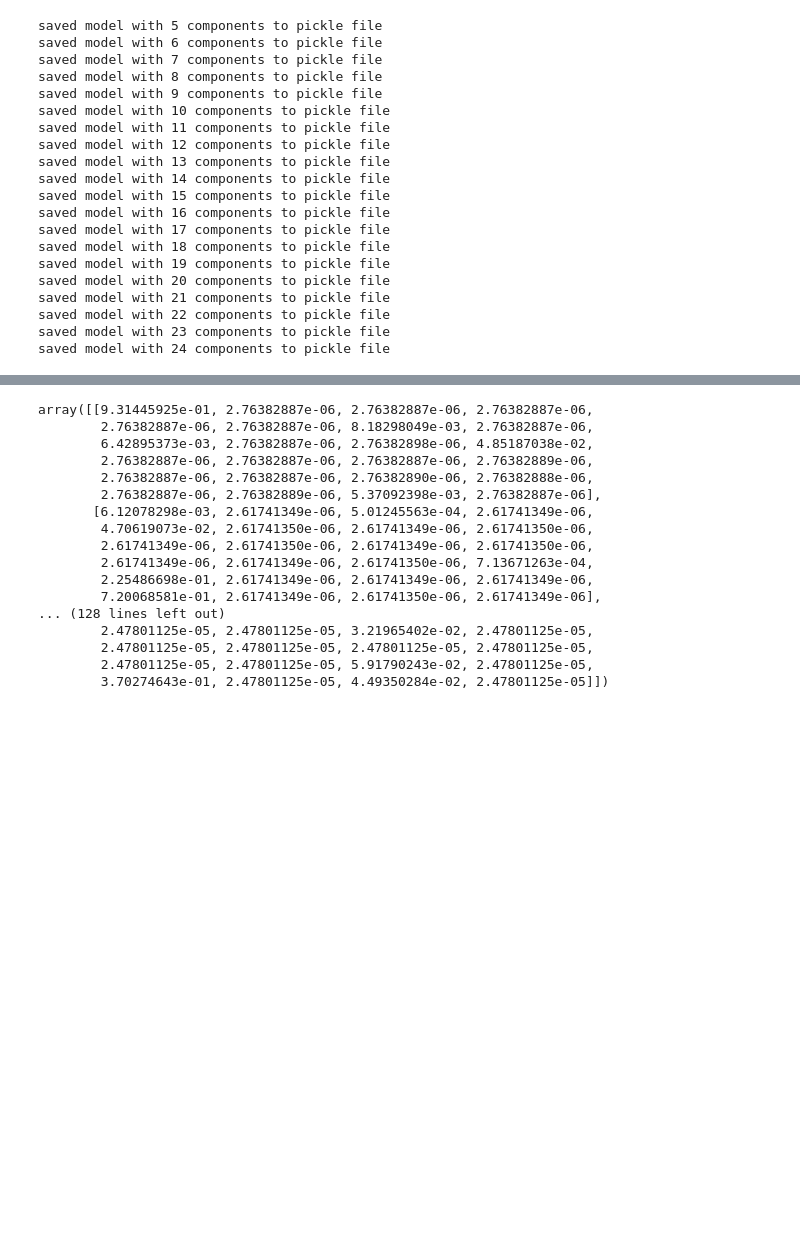
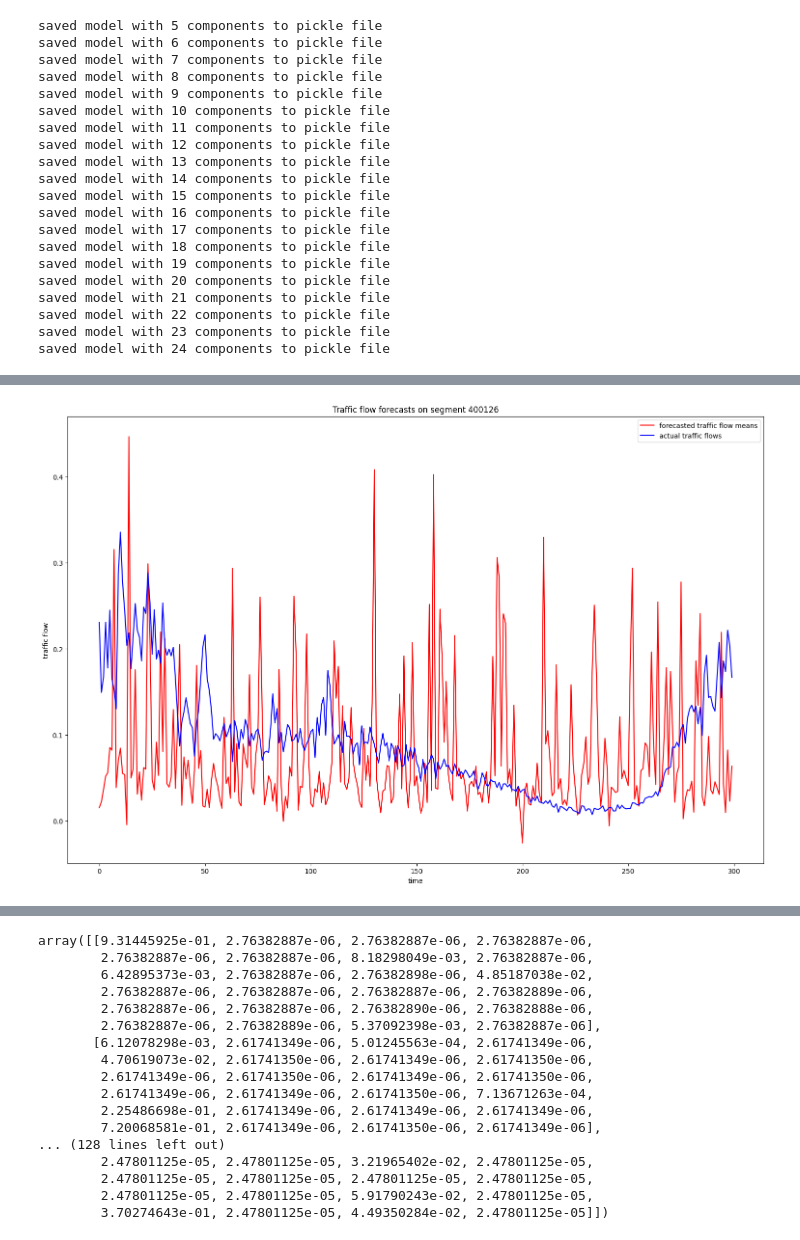
Before and after one commit to janabel/flow_prediction, a Jupyter notebook: refactored_hmm.ipynb, the cells around one changed output, grey strips where cells are left out. Saved outputs shown, nothing was run; the diff lists cells and outputs as text; code cells hidden in the pictures; blank space fills up the shorter version.

```diff
--- a/refactored_hmm.ipynb
+++ b/refactored_hmm.ipynb
@@ -353,0 +387,33 @@ for i in range(1,5):
+# %%
+def plot_forecasted_flows(VHMM_model, states_and_flows, column, n_steps, time_range, train_or_test='test'):
+    # use predicted hidden states from n_steps before the time_range
+    forecasted_flows = []
+    col_index = col_strings_to_index[column]
+    assert time_range[0] >= n_steps, "starting time must be larger than number of steps forward n_steps"
+    states_time_range = (time_range[0] - n_steps, time_range[1] - n_steps)
+    if train_or_test=='train':
+        seed_states = states_and_flows['predicted_states_training'][states_time_range[0]:states_time_range[1]]
+    else:
+        seed_states = states_and_flows['predicted_states_testing'][states_time_range[0]:states_time_range[1]]
+    for state in seed_states: # simulate n_steps of the markov chain from each seed state
+        flow_samples, state_sequence = VHMM_model.model.sample(n_samples=n_steps, random_state=None, currstate=None)
+        forecasted_flows.append(flow_samples[-1][col_index])
+
+    if train_or_test == 'training':
+        actual_flows = raw_df[column].tolist()[time_range[0]:time_range[1]]
+    else:
+        actual_flows = raw_df[column].tolist()[len(VHMM_model.training_data)+time_range[0]:len(VHMM_model.training_data)+time_range[1]]
+
+    fig, ax = plt.subplots(figsize=(15, 10), layout='constrained')
+    ax.plot(forecasted_flows, color='red', label='forecasted traffic flow means')
+    ax.plot(actual_flows, color='blue', label='actual traffic flows')
+    ax.set_xlabel('time')
+    ax.set_ylabel('traffic flow')
+    ax.set_title("Traffic flow forecasts on segment " + str(column))
+    ax.legend()
+    return fig, ax, forecasted_flows
+# %%
+# predict 1 hour ahead (12 steps of 5 minute intervals)
+forecasted_flows_fig, forecasted_flows_ax, forecasted_flows = plot_forecasted_flows(best_model_24_components, states_and_flows_24, '400126', 6, (12, 312))
+# %% [output]
+[figure, added]
```
Also changed, not shown: parts of 36 cells of this notebook.
